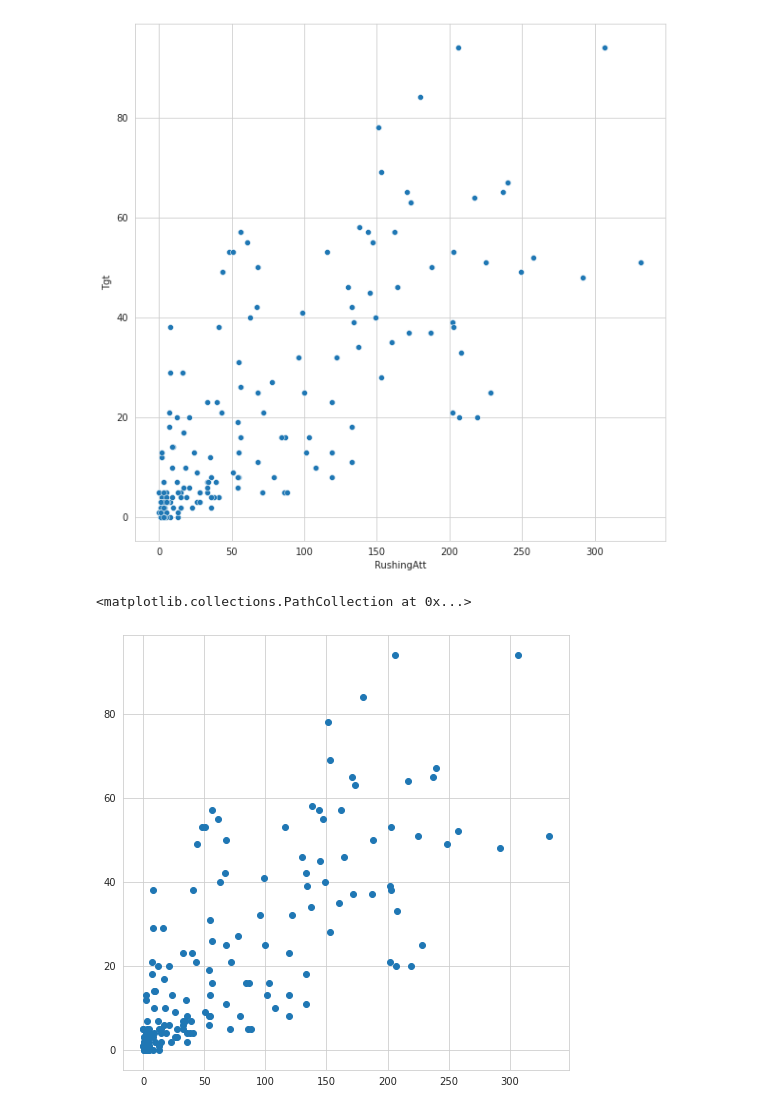
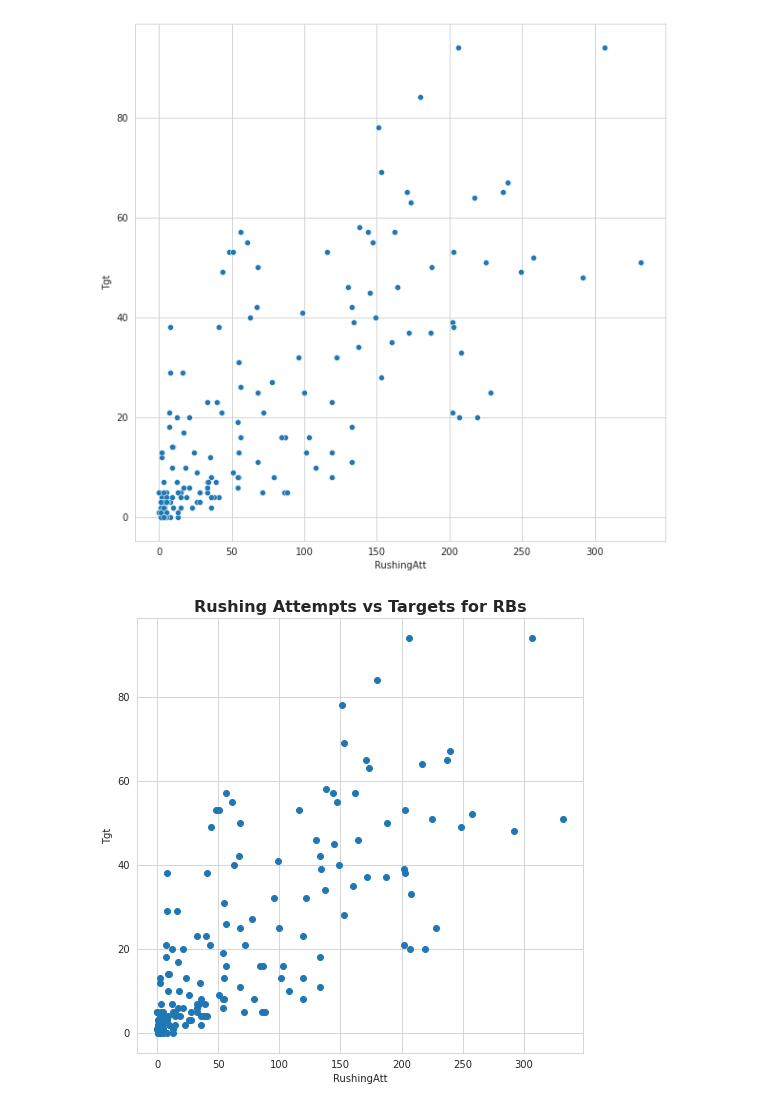
Before and after one commit to oldgreg07/Journey-to-the-Center-of-Python, a Jupyter notebook: Data_Visualization.ipynb, the cells around one changed output. Drawn from its saved outputs; the diff is of its cells as text; code cells hidden in the pictures.

```diff
--- a/Data_Visualization.ipynb
+++ b/Data_Visualization.ipynb
@@ -84,9 +84,13 @@ sns.scatterplot(rb_df['RushingAtt'], rb_df['Tgt']);
 #Added a semicolon to prevent text above Scatterplot from appearing upon chart generation.
 # %% [output]
 [figure]
-# %%
-plt.figure(figsize=(8, 8))
-plt.scatter(rb_df['RushingAtt'], rb_df['Tgt'])
-# %% [output]
-<matplotlib.collections.PathCollection at 0x...>
-[figure, removed]
+# %%
+plt.figure(figsize=(8, 8))
+plt.scatter(rb_df['RushingAtt'], rb_df['Tgt'])
+#This will create the same chart, in matplotlib. The X-axis & Y-axis aren't automatically labeled in this chart as they are when using Seaborn.
+#We will fix that by adding a few more lines of code.
+plt.xlabel('RushingAtt')
+plt.ylabel('Tgt')
+plt.title('Rushing Attempts vs Targets for RBs', fontsize=16, fontweight='bold');
+# %% [output]
+[figure, added]
```
